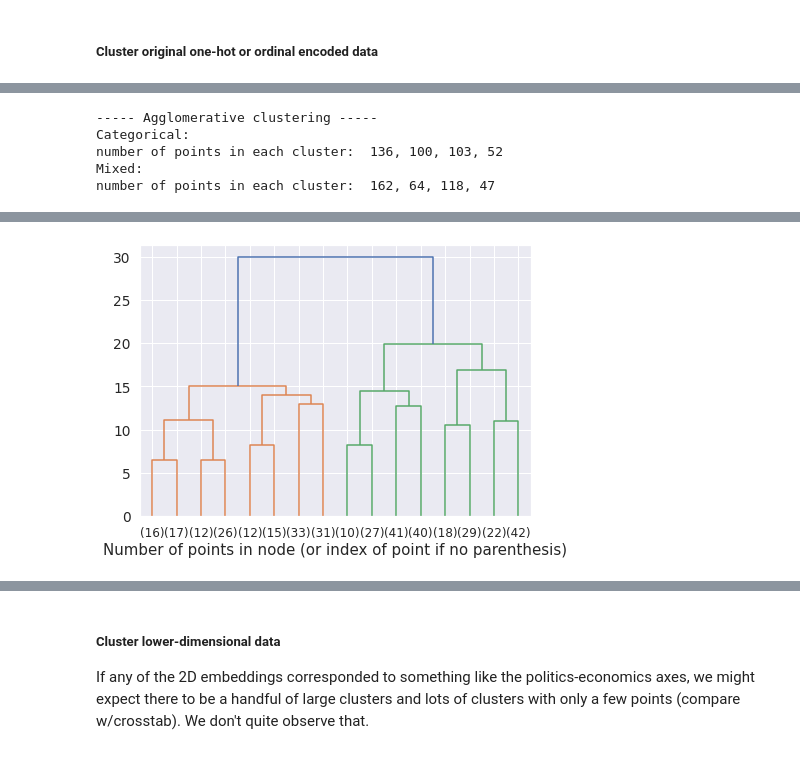
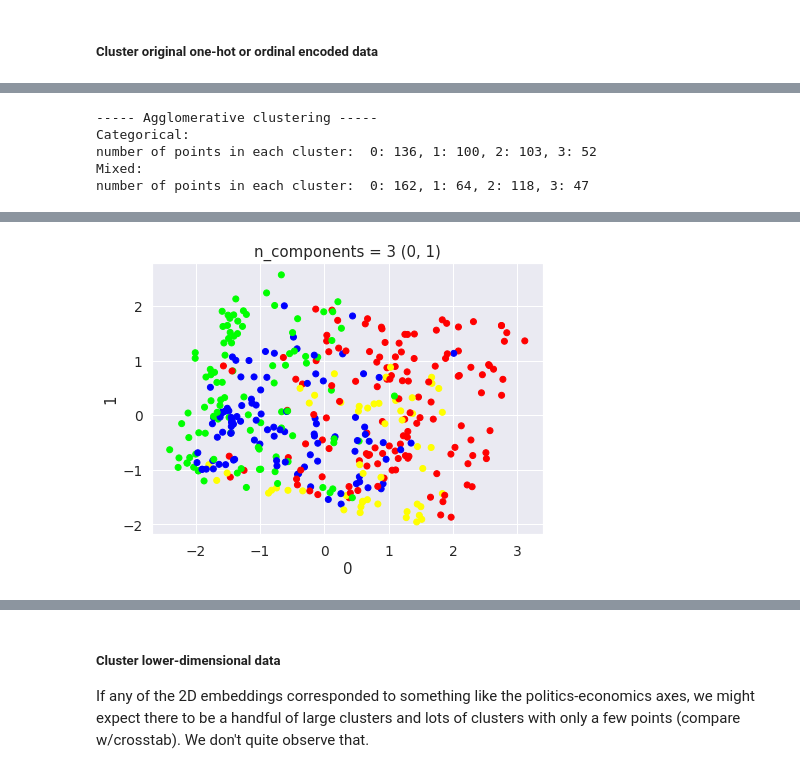
Before and after one commit to notchia/metagov, a Jupyter notebook: cryptopolitics_survey_analysis.ipynb, the cells around one changed output, grey strips where cells are left out. Drawn from its saved outputs; the diff is of its cells as text; code cells hidden in the pictures.

```diff
--- a/cryptopolitics_survey_analysis.ipynb
+++ b/cryptopolitics_survey_analysis.ipynb
@@ -587,6 +626,8 @@ colors = np.array(["#ff0000",
                   "#ffff00",
                   "#ff00ff",
                   "#00ffff",
+                  "#000000",
+                  "#888888",
                   "#ff8800",
                   "#ff0088",
                   "#88ff00",
@@ -602,6 +643,7 @@ colors = np.array(["#ff0000",
                   "#888800",
                   "#880088",
                   "#008888",
+                  "#444444",
                   "#884400",
                   "#880044",
                   "#448800",
@@ -611,17 +653,32 @@ colors = np.array(["#ff0000",
                   "#884444",
                   "#448844",
                   "#444488",
+                  "#222222",
+                  "#220000",
+                  "#002200",
+                  "#000022",
+                  "#222200",
+                  "#220022",
+                  "#002222",
+                  "#224400",
+                  "#220044",
+                  "#442200",
+                  "#440022",
+                  "#002244",
+                  "#004422"
                   ])
 # %%
-def run_affinity_propagation(X, kwargs={}):
+def run_affinity_propagation(X, kwargs={}, X_for_plotting=None):
     ap = AffinityPropagation().fit(X)
     print(f"n_clusters: {len(ap.cluster_centers_)}")
-    print("number of points in each cluster: ", ", ".join([str(x) for x in np.bincount(ap.labels_)]))
+    print("number of points in each cluster: ", ", ".join([f"{i}: {str(x)}" for i, x in enumerate(np.bincount(ap.labels_))]))
 
     if X.shape[1] <= 3:
         scatter_plot_combos(X, X.shape[1], colors=colors[ap.labels_])
+    elif X_for_plotting is not None:
+        scatter_plot_combos(X_for_plotting, min(X_for_plotting.shape[1], 3), colors=colors[ap.labels_])
 # %%
-def run_agglomerative_clustering(X, nClusters, kwargs={}):
+def run_agglomerative_clustering(X, nClusters, kwargs={}, X_for_plotting=None):
     """Run agglomerative clustering"""
 
     ac = AgglomerativeClustering(compute_distances=True,
@@ -630,21 +687,23 @@ def run_agglomerative_clustering(X, nClusters, kwargs={}):
 
     ac = ac.fit(X)
     y_predicted = ac.labels_.astype(int)
-    print("number of points in each cluster: ", ", ".join([str(x) for x in np.bincount(ac.labels_)]))
+    print("number of points in each cluster: ", ", ".join([f"{i}: {str(x)}" for i, x in enumerate(np.bincount(ac.labels_))]))
 
     plt.figure()
-    plot_dendrogram(ac, truncate_mode="level", p=3)
+    plot_dendrogram(ac, truncate_mode="lastp", p=nClusters) #truncate_mode="level", p=3
 
     if X.shape[1] <= 3:
         scatter_plot_combos(X, X.shape[1], colors=colors[y_predicted])
+    elif X_for_plotting is not None:
+        scatter_plot_combos(X_for_plotting, min(X_for_plotting.shape[1], 3), colors=colors[y_predicted])
 # %% [markdown]
 ##### Cluster original one-hot or ordinal encoded data
 # %%
 print("----- Affinity propagation -----")
 print("Categorical:")
-run_affinity_propagation(X_allCat)
+run_affinity_propagation(X_allCat, X_for_plotting=X_pca_mixed_3[0])
 print("Mixed:")
-run_affinity_propagation(X_mixed)
+run_affinity_propagation(X_mixed, X_for_plotting=X_pca_mixed_3[0])
 # %% [output]
 ----- Affinity propagation -----
 Categorical:
@@ -656,12 +721,12 @@ number of points in each cluster:  10, 9, 5, 15, 15, 7, 5, 18, 8, 11, 17, 15, 8,
 # %%
 print("----- Agglomerative clustering -----")
 print("Categorical:")
-run_agglomerative_clustering(X_allCat, 4)
+run_agglomerative_clustering(X_allCat, 4, X_for_plotting=X_pca_mixed_3[0])
 print("Mixed:")
-run_agglomerative_clustering(X_mixed, 4)
+run_agglomerative_clustering(X_mixed, 4, X_for_plotting=X_pca_mixed_3[0])
 # %% [output]
 ----- Agglomerative clustering -----
 Categorical:
-number of points in each cluster:  136, 100, 103, 52
+number of points in each cluster:  0: 136, 1: 100, 2: 103, 3: 52
 Mixed:
-number of points in each cluster:  162, 64, 118, 47
+number of points in each cluster:  0: 162, 1: 64, 2: 118, 3: 47
@@ -669 +734 @@ number of points in each cluster:  162, 64, 118, 47
-[figure, old version]
+[figure, new version]
```
Also changed, not shown: parts of 26 cells of this notebook.
